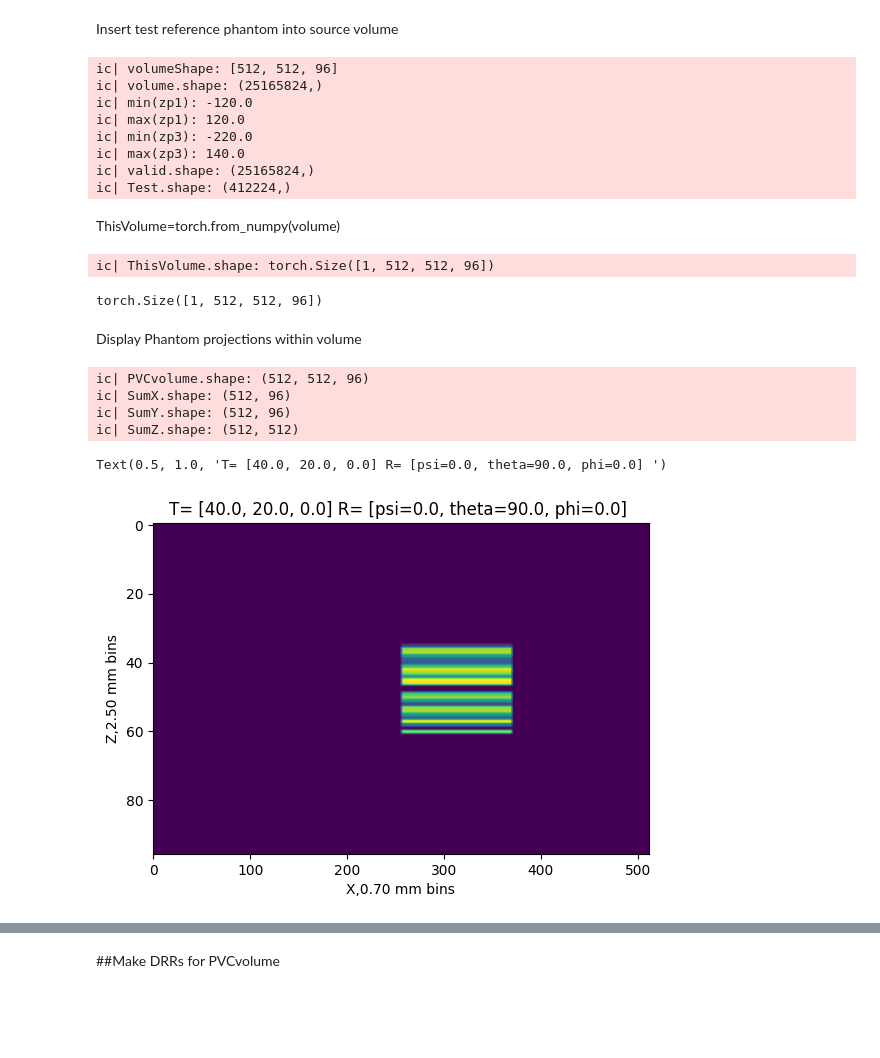
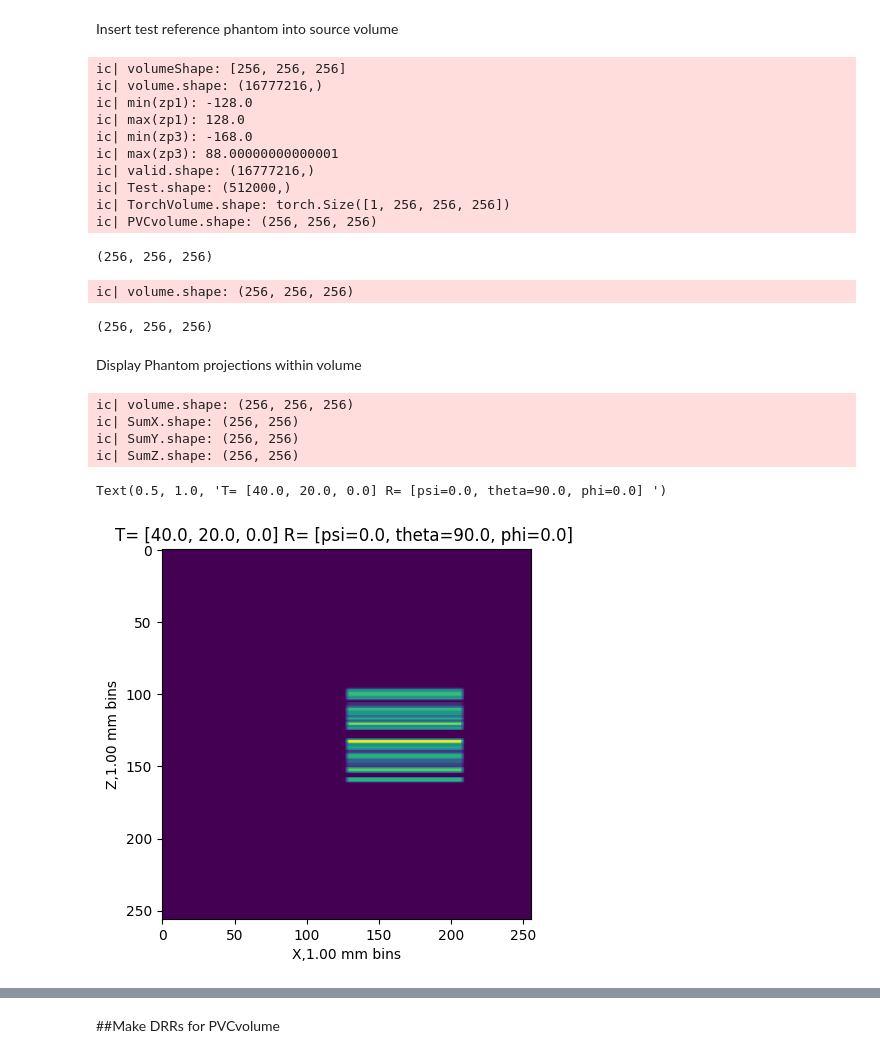
Before and after one commit to BillWorstell/derenzo_phantom, a Jupyter notebook: iDerenzoPytomography_1.ipynb, the cells around one changed output, grey strips where cells are left out. Saved outputs shown, nothing was run; the diff lists cells and outputs as text; code cells hidden in the pictures; blank space fills up the shorter version.

```diff
--- a/iDerenzoPytomography_1.ipynb
+++ b/iDerenzoPytomography_1.ipynb
@@ -304,9 +304,9 @@ ic| spacing: [0.703125, 0.703125, 2.5]
 # %% [markdown]
 Get lab frame coordinates for voxels in volume
 # %%
-xlinspace=np.linspace(-256*spacing[0], 256*spacing[0], 512)
-ylinspace=np.linspace(-256*spacing[1], 256*spacing[1], 512)
-zlinspace=np.linspace(-48*spacing[2], 48*spacing[2], 96)
+xlinspace=np.linspace(-128*spacing[0], 128*spacing[0], 256)
+ylinspace=np.linspace(-128*spacing[1], 128*spacing[1], 256)
+zlinspace=np.linspace(-128*spacing[2], 128*spacing[2], 256)
 xgrid,ygrid,zgrid = np.meshgrid(xlinspace, ylinspace,zlinspace)
 xgrid=xgrid.flatten()
 ygrid=ygrid.flatten()
@@ -432,7 +432,7 @@ phantomMask=test_phantom.mask.reshape(1024,1024)
 pivot=[511,511]
 phantomMaskR=rotateImage(phantomMask, psiDeg, pivot)
 
-volumeShape=[512, 512, 96]
+volumeShape=[256, 256, 256]
 phantomShape=[1024,1024]
 ic(volumeShape)
 volume=np.zeros(volumeShape).flatten()
@@ -456,58 +456,65 @@ volume=volume*0.
 volume[valid]=phantomMaskR[ixPh2,iyPh2]
 
 volume=volume.reshape(volumeShape)
+TorchVolume=torch.from_numpy(volume).unsqueeze(dim=0)
+ic(TorchVolume.shape)
+
 PVCvolume=np.zeros(volume.shape,dtype=np.float32)
-PVCvolume[1:511, 1:511, :] += volume[0:510, 0:510, :] / 9.
-PVCvolume[1:511, 1:511, :] += volume[0:510, 1:511, :] / 9.
-PVCvolume[1:511, 1:511, :] += volume[0:510, 2:512, :] / 9.
-PVCvolume[1:511, 1:511, :] += volume[1:511, 0:510, :] / 9.
-PVCvolume[1:511, 1:511, :] += volume[1:511, 1:511, :] / 9.
-PVCvolume[1:511, 1:511, :] += volume[1:511, 2:512, :] / 9.
-PVCvolume[1:511, 1:511, :] += volume[2:512, 0:510, :] / 9.
-PVCvolume[1:511, 1:511, :] += volume[2:512, 1:511, :] / 9.
-PVCvolume[1:511, 1:511, :] += volume[2:512, 2:512, :] / 9.
+PVCvolume[1:255, 1:255, :] += volume[0:254, 0:254, :] / 9.
+PVCvolume[1:255, 1:255, :] += volume[0:254, 1:255, :] / 9.
+PVCvolume[1:255, 1:255, :] += volume[0:254, 2:256, :] / 9.
+PVCvolume[1:255, 1:255, :] += volume[1:255, 0:254, :] / 9.
+PVCvolume[1:255, 1:255, :] += volume[1:255, 1:255, :] / 9.
+PVCvolume[1:255, 1:255, :] += volume[1:255, 2:256, :] / 9.
+PVCvolume[1:255, 1:255, :] += volume[2:256, 0:254, :] / 9.
+PVCvolume[1:255, 1:255, :] += volume[2:256, 1:255, :] / 9.
+PVCvolume[1:255, 1:255, :] += volume[2:256, 2:256, :] / 9.
+
+ic(PVCvolume.shape)
 # %% [output]
-ic| volumeShape: [512, 512, 96]
-ic| volume.shape: (25165824,)
-ic| min(zp1): -120.0
-ic| max(zp1): 120.0
-ic| min(zp3): -220.0
-ic| max(zp3): 140.0
-ic| valid.shape: (25165824,)
-ic| Test.shape: (412224,)
+ic| volumeShape: [256, 256, 256]
+ic| volume.shape: (16777216,)
+ic| min(zp1): -128.0
+ic| max(zp1): 128.0
+ic| min(zp3): -168.0
+ic| max(zp3): 88.00000000000001
+ic| valid.shape: (16777216,)
+ic| Test.shape: (512000,)
+ic| TorchVolume.shape: torch.Size([1, 256, 256, 256])
+ic| PVCvolume.shape: (256, 256, 256)
+(256, 256, 256)
-# %% [markdown]
-ThisVolume=torch.from_numpy(volume)
 # %%
-ThisVolume=torch.from_numpy(volume).unsqueeze(dim=0)
-ic(ThisVolume.shape)
+volume = PVCvolume
+#PVCVolume=torch.from_numpy(volume).unsqueeze(dim=0)
+ic(volume.shape)
 # %% [output]
-ic| ThisVolume.shape: torch.Size([1, 512, 512, 96])
+ic| volume.shape: (256, 256, 256)
-torch.Size([1, 512, 512, 96])
+(256, 256, 256)
 # %% [markdown]
 Display Phantom projections within volume
 # %%
-ic(PVCvolume.shape)
-SumX=PVCvolume.sum(0)
-SumY=PVCvolume.sum(1)
-SumZ=PVCvolume.sum(2)
+ic(volume.shape)
+SumX=volume.sum(0)
+SumY=volume.sum(1)
+SumZ=volume.sum(2)
 ic(SumX.shape)
 ic(SumY.shape)
 ic(SumZ.shape)
 
 ThisAspect=spacing[2]/spacing[0]
 plt.imshow(np.flipud(SumX.T),aspect=ThisAspect)
 plt.xlabel(f'X,{spacing[0]:0.2f} mm bins')
 plt.ylabel(f'Z,{spacing[2]:0.2f} mm bins')
 TranslateString=f'T= [{TranslatePhantom[0]:.1f}, ' + f'{TranslatePhantom[1]:.1f}, ' + f'{TranslatePhantom[2]:.1f}] '
 RotateString=f'R= [psi={psiDeg:.1f}, ' + f'theta={thetaDeg:.1f}, ' + f'phi={phiDeg:.1f}] '
 plt.title(TranslateString + RotateString)
 # %% [output]
-ic| PVCvolume.shape: (512, 512, 96)
-ic| SumX.shape: (512, 96)
-ic| SumY.shape: (512, 96)
-ic| SumZ.shape: (512, 512)
+ic| volume.shape: (256, 256, 256)
+ic| SumX.shape: (256, 256)
+ic| SumY.shape: (256, 256)
+ic| SumZ.shape: (256, 256)
 Text(0.5, 1.0, 'T= [40.0, 20.0, 0.0] R= [psi=0.0, theta=90.0, phi=0.0] ')
-[figure, old version]
+[figure, new version]
 # %%
 ThisAspect=spacing[2]/spacing[0]
 plt.imshow(np.flipud(SumY.T),aspect=ThisAspect)
```
Also changed, not shown: parts of 32 cells of this notebook.
